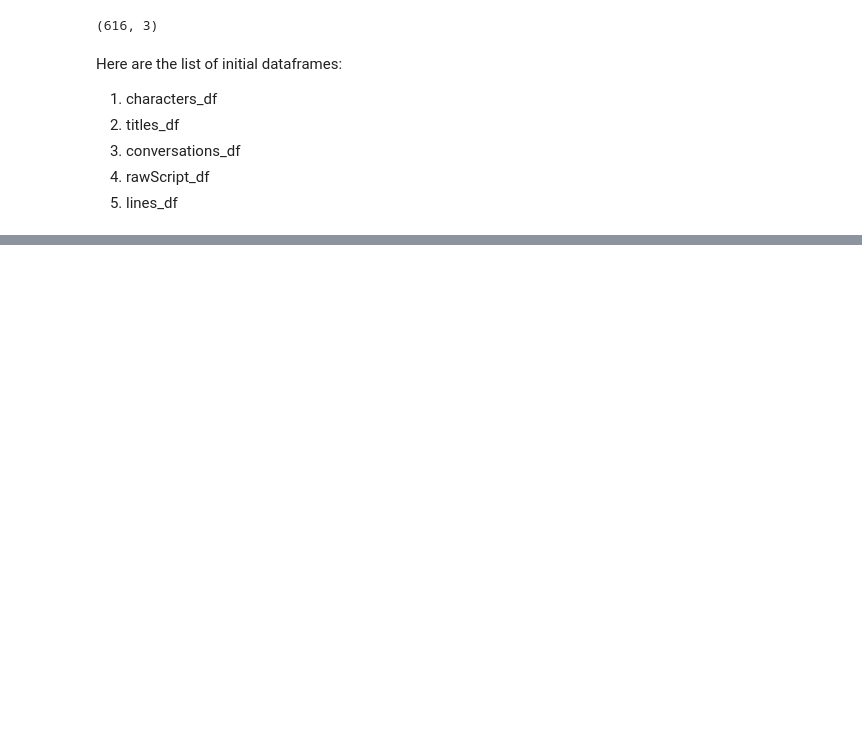
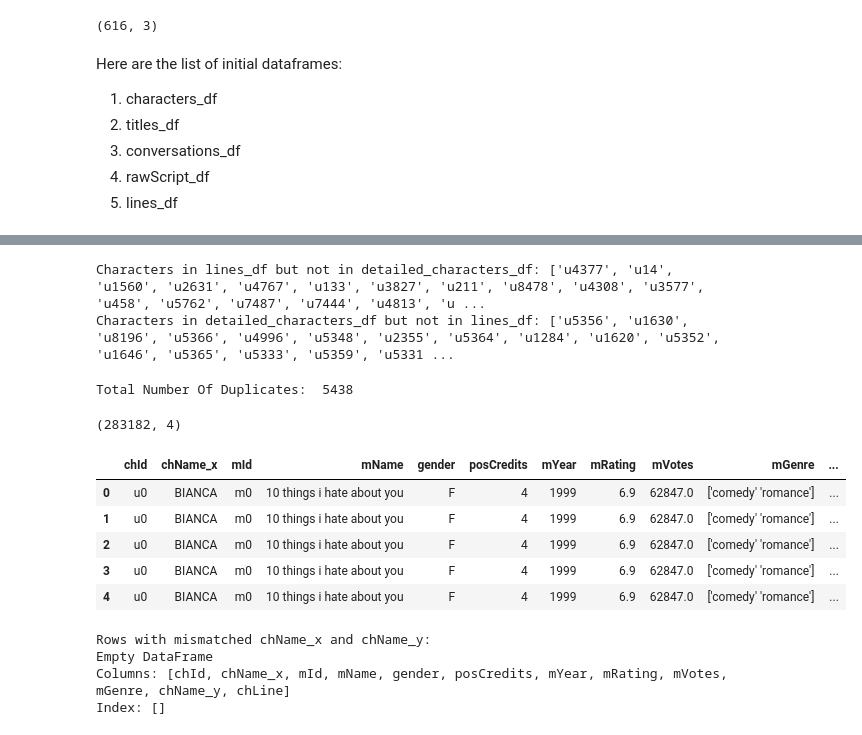
Before and after one commit to Sumitjh26997/CSS581-Final-Project, a Jupyter notebook: MLProject.ipynb, the cells around one changed output, grey strips where cells are left out. Cells and saved outputs as stored; diff of their text form; code cells hidden in the pictures; blank space fills up the shorter version.

```diff
--- a/MLProject.ipynb
+++ b/MLProject.ipynb
@@ -344,0 +366,5 @@ Here are the list of initial dataframes:
+# %%
+detailed_characters_df = characters_df.merge(titles_df[['mId', 'mYear', 'mRating', 'mVotes', 'mGenre']], on='mId', how='left')
+print("Dimension Of Charaters Dataframe",characters_df.shape)
+print("Dimension Of Merged Character Dataframe",detailed_characters_df.shape)
+detailed_characters_df.head()
@@ -344,0 +400,52 @@ Here are the list of initial dataframes:
+# %%
+# Characters in lines_df but not in detailed_characters_df
+characters_in_lines_not_in_merged = set(lines_df['chId']) - set(detailed_characters_df['chId'])
+
+# Characters in merged_df but not in lines_df
+characters_in_merged_not_in_lines = set(detailed_characters_df['chId']) - set(lines_df['chId'])
+
+# Convert the sets to lists for easier handling or further analysis
+characters_in_lines_not_in_merged_list = list(characters_in_lines_not_in_merged)
+characters_in_merged_not_in_lines_list = list(characters_in_merged_not_in_lines)
+
+print("Characters in lines_df but not in detailed_characters_df:", characters_in_lines_not_in_merged_list)
+print("Characters in detailed_characters_df but not in lines_df:", characters_in_merged_not_in_lines_list)
+# %% [output]
+Characters in lines_df but not in detailed_characters_df: ['u4377', 'u14', 'u1560', 'u2631', 'u4767', 'u133', 'u3827', 'u211', 'u8478', 'u4308', 'u3577', 'u458', 'u5762', 'u7487', 'u7444', 'u4813', 'u ...
+Characters in detailed_characters_df but not in lines_df: ['u5356', 'u1630', 'u8196', 'u5366', 'u4996', 'u5348', 'u2355', 'u5364', 'u1284', 'u1620', 'u5352', 'u1646', 'u5365', 'u5333', 'u5359', 'u5331 ...
+# %%
+##When we remove the lId we may see charaters repeating dialogues
+lines_df_mod = lines_df[['chId', 'mId', 'chName', 'chLine']]
+
+# Remove duplicate rows
+duplicate_counts = lines_df_mod.duplicated().sum()
+print("Total Number Of Duplicates: ", duplicate_counts)
+if duplicate_counts > 0:
+   lines_df_mod = lines_df_mod.drop_duplicates()
+
+lines_df_mod.shape
+# %% [output]
+Total Number Of Duplicates:  5438
+(283182, 4)
+# %%
+df = detailed_characters_df.merge(lines_df_mod, on=['chId', 'mId'], how='inner')
+df.head()
+# %% [output]
+|  | chId | chName_x | mId | mName | gender | posCredits | mYear | mRating | mVotes | mGenre | ... |
+| 0 | u0 | BIANCA | m0 | 10 things i hate about you | F | 4 | 1999 | 6.9 | 62847.0 | ['comedy' 'romance'] | ... |
+| 1 | u0 | BIANCA | m0 | 10 things i hate about you | F | 4 | 1999 | 6.9 | 62847.0 | ['comedy' 'romance'] | ... |
+| 2 | u0 | BIANCA | m0 | 10 things i hate about you | F | 4 | 1999 | 6.9 | 62847.0 | ['comedy' 'romance'] | ... |
+| 3 | u0 | BIANCA | m0 | 10 things i hate about you | F | 4 | 1999 | 6.9 | 62847.0 | ['comedy' 'romance'] | ... |
+| 4 | u0 | BIANCA | m0 | 10 things i hate about you | F | 4 | 1999 | 6.9 | 62847.0 | ['comedy' 'romance'] | ... |
+# %%
+# Filter rows where chName_x does not match chName_y
+mismatched_names_df = df[df['chName_x'] != df['chName_y']]
+
+# Display the rows with mismatched names
+print("Rows with mismatched chName_x and chName_y:")
+print(mismatched_names_df)
+# %% [output]
+Rows with mismatched chName_x and chName_y:
+Empty DataFrame
+Columns: [chId, chName_x, mId, mName, gender, posCredits, mYear, mRating, mVotes, mGenre, chName_y, chLine]
+Index: []
```
Also changed, not shown: parts of 10 cells of this notebook.
